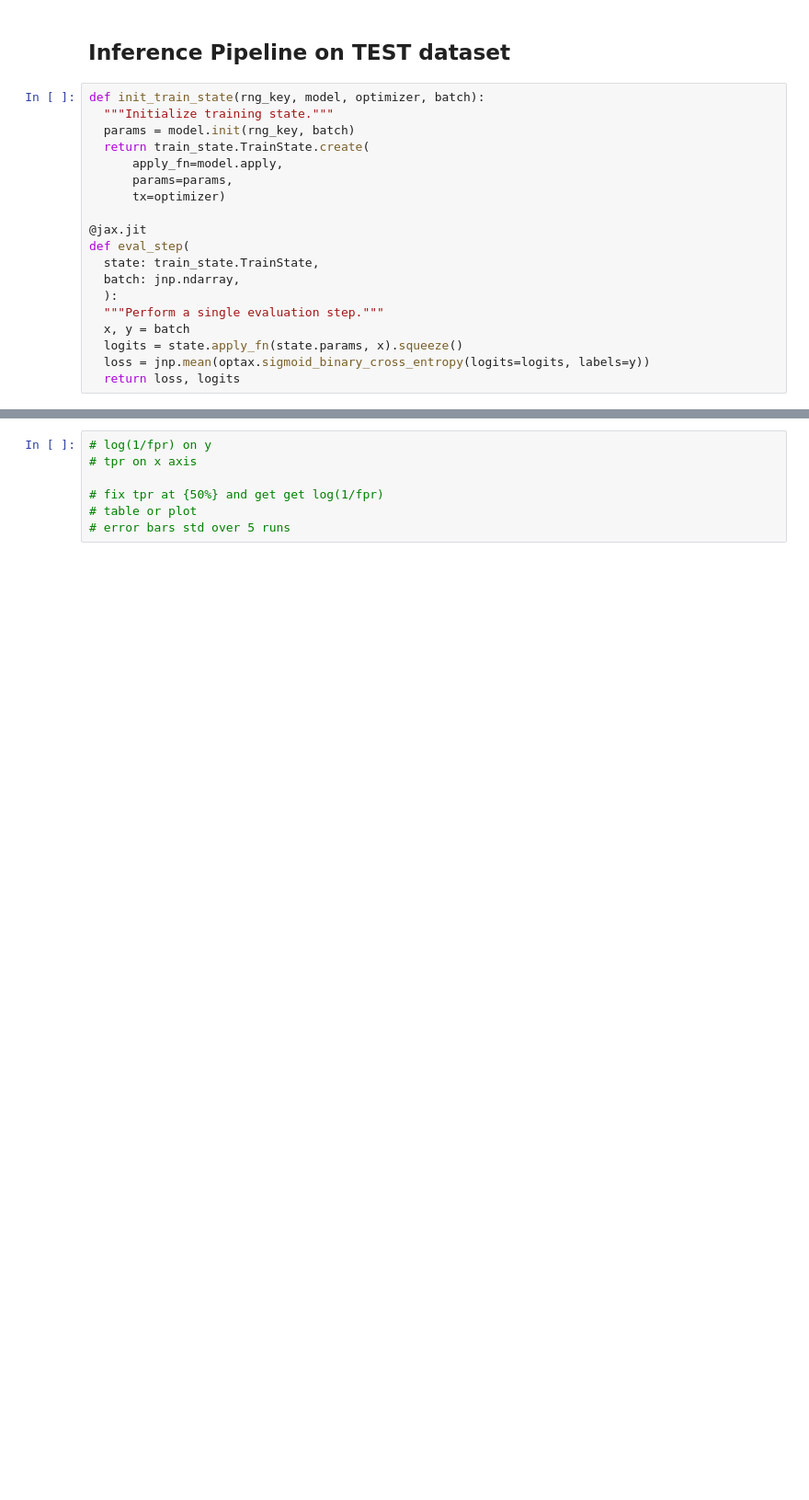
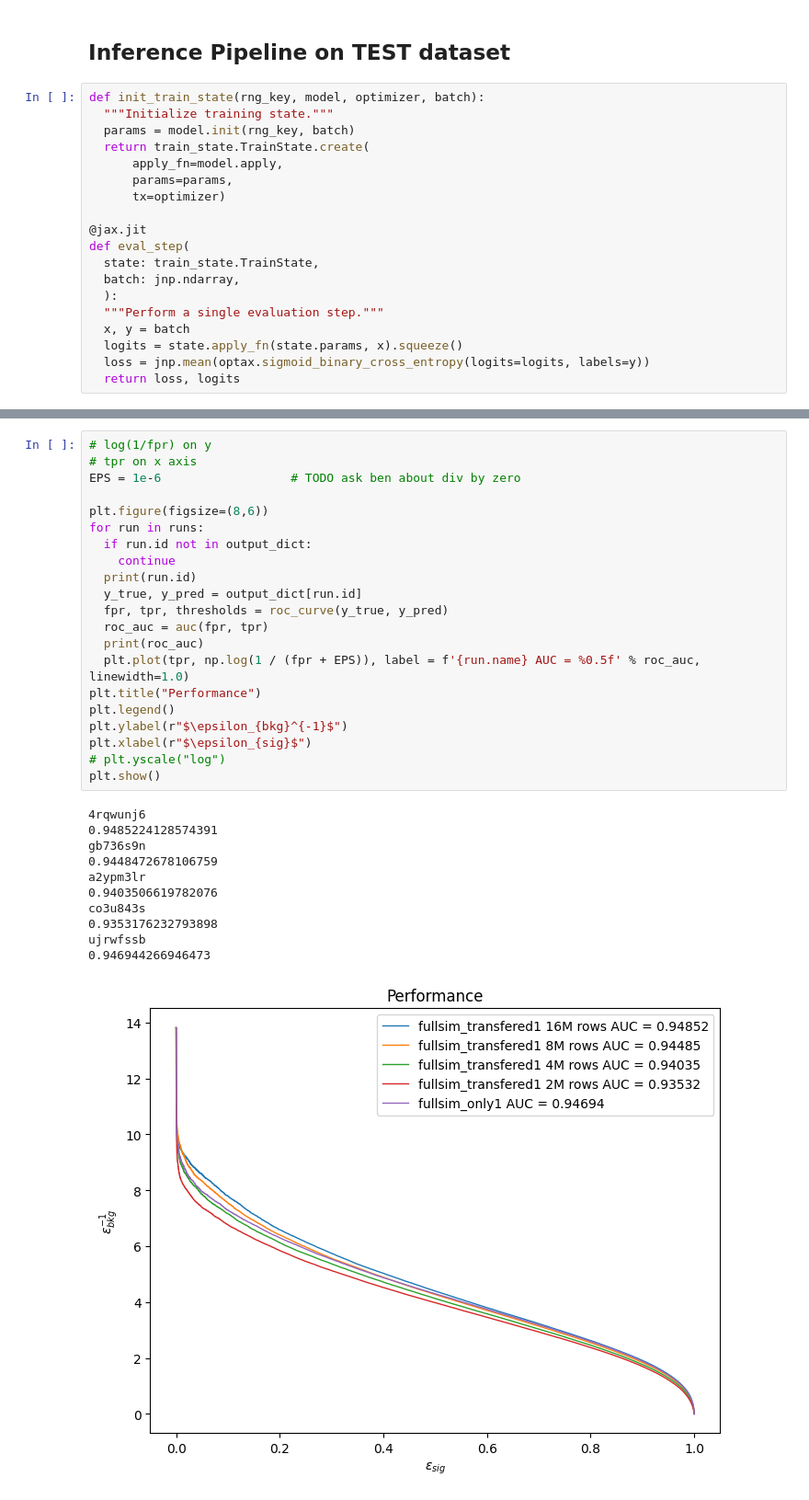
Before and after one commit to evilpegasus/transfer-learning, a Jupyter notebook: plots.ipynb, the cells around one changed output, grey strips where cells are left out. Shown at 92% size. Saved outputs shown, nothing was run; the diff lists cells and outputs as text; blank space fills up the shorter version.

```diff
--- a/plots.ipynb
+++ b/plots.ipynb
@@ -174,7 +188,33 @@ ujrwfssb
-# %%
-# log(1/fpr) on y
-# tpr on x axis
-
-# fix tpr at {50%} and get get log(1/fpr)
-# table or plot
-# error bars std over 5 runs
+# %%
+# log(1/fpr) on y
+# tpr on x axis
+EPS = 1e-6                  # TODO ask ben about div by zero
+
+plt.figure(figsize=(8,6))
+for run in runs:
+  if run.id not in output_dict:
+    continue
+  print(run.id)
+  y_true, y_pred = output_dict[run.id]
+  fpr, tpr, thresholds = roc_curve(y_true, y_pred)
+  roc_auc = auc(fpr, tpr)
+  print(roc_auc)
+  plt.plot(tpr, np.log(1 / (fpr + EPS)), label = f'{run.name} AUC = %0.5f' % roc_auc, linewidth=1.0)
+plt.title("Performance")
+plt.legend()
+plt.ylabel(r"$\epsilon_{bkg}^{-1}$")
+plt.xlabel(r"$\epsilon_{sig}$")
+# plt.yscale("log")
+plt.show()
+# %% [output]
+4rqwunj6
+0.9485224128574391
+gb736s9n
+0.9448472678106759
+a2ypm3lr
+0.9403506619782076
+co3u843s
+0.9353176232793898
+ujrwfssb
+0.946944266946473
+[figure, added]
```
Also changed, not shown: parts of 8 cells of this notebook.
